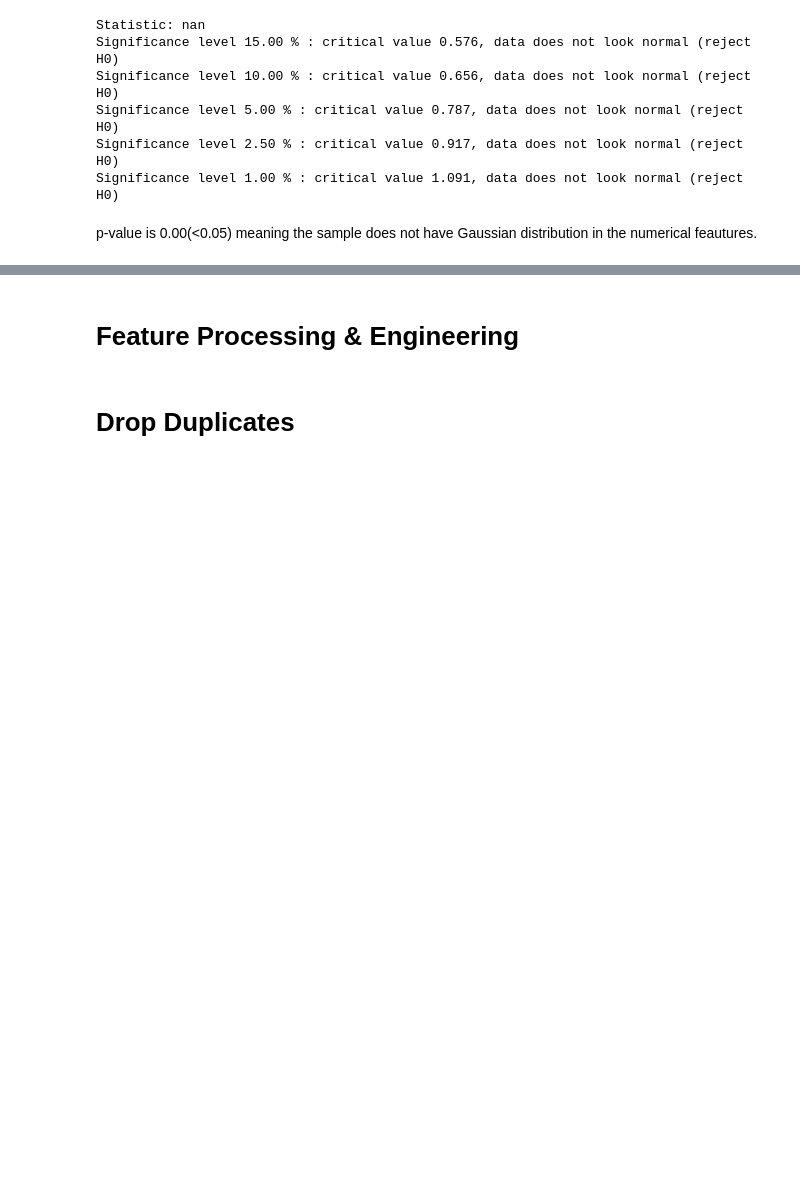
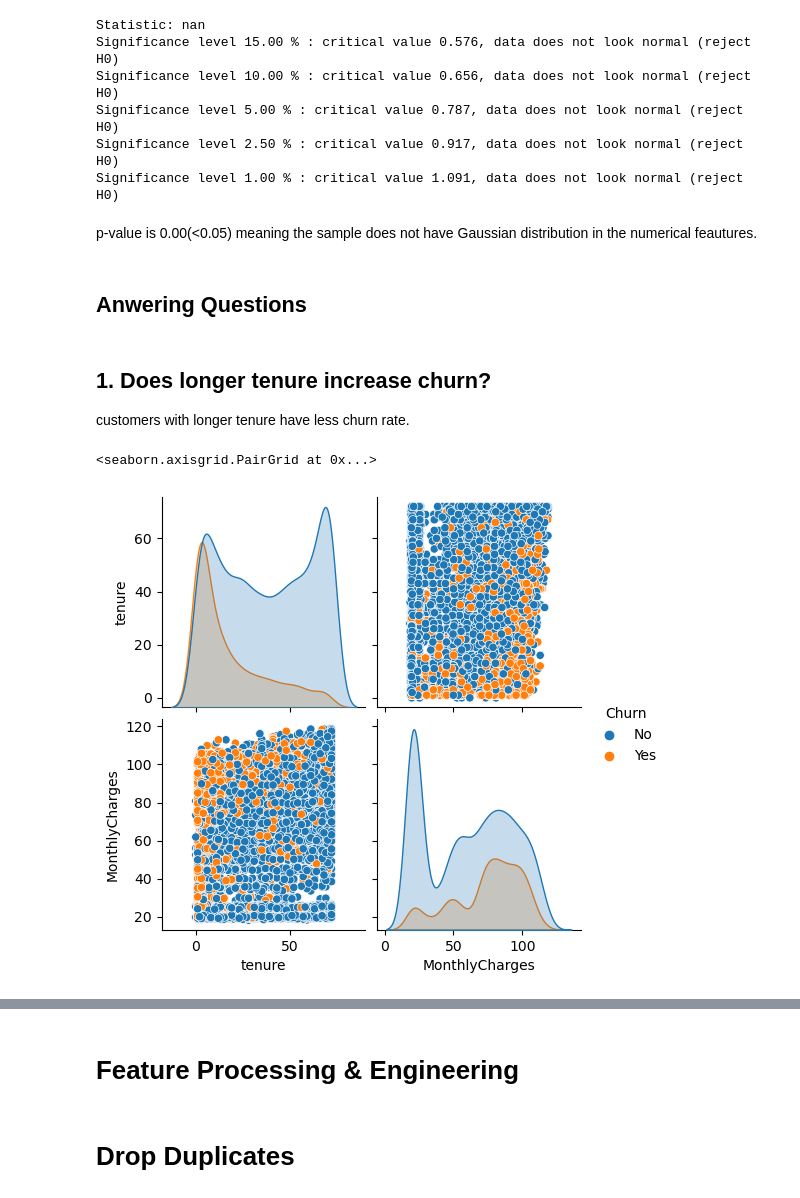
Before and after one commit to ikoghoemmanuell/Classification----Predicting-Customer-Churn, a Jupyter notebook: Team Nice LP3 (2).ipynb, the cells around one changed output, grey strips where cells are left out. Drawn from its saved outputs; the diff is of its cells as text; code cells hidden in the pictures; blank space fills up the shorter version.

Commit message:
Answered questions

```diff
--- a/Team Nice LP3 (2).ipynb
+++ b/Team Nice LP3 (2).ipynb
@@ -454,3 +457,13 @@ Significance level 2.50 % : critical value 0.917, data does not look normal (rej
 Significance level 1.00 % : critical value 1.091, data does not look normal (reject H0)
 # %% [markdown]
 p-value is 0.00(<0.05) meaning the sample does not have Gaussian distribution in the numerical feautures.
+# %% [markdown]
+## Anwering Questions
+# %% [markdown]
+## 1. Does longer tenure increase churn?
+customers with longer tenure have less churn rate.
+# %%
+sns.pairplot(data,vars = ['tenure','MonthlyCharges'], hue="Churn")
+# %% [output]
+<seaborn.axisgrid.PairGrid at 0x...>
+[figure, added]
```
Also changed, not shown: parts of 24 cells of this notebook.
